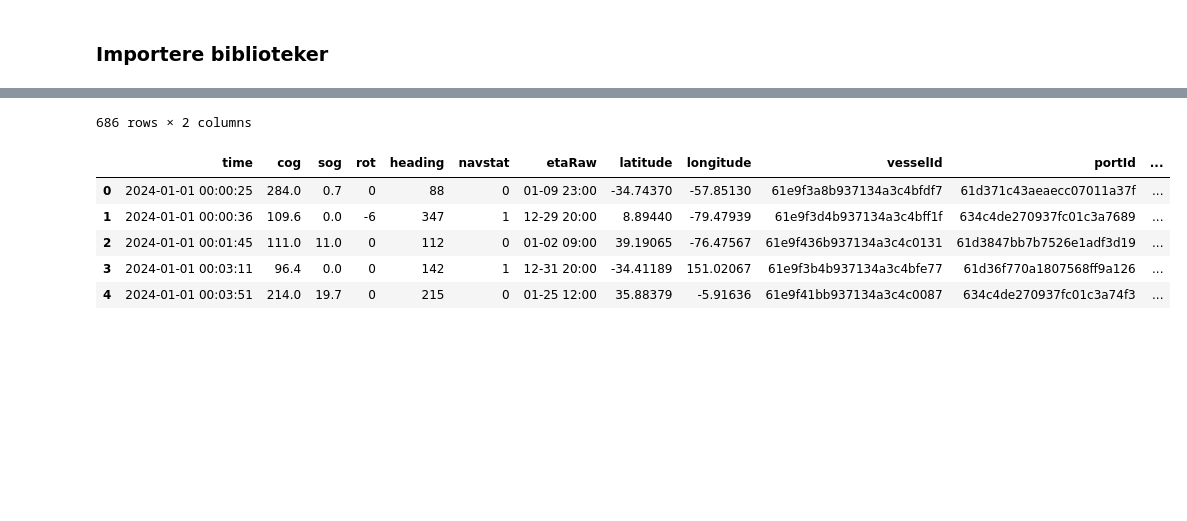
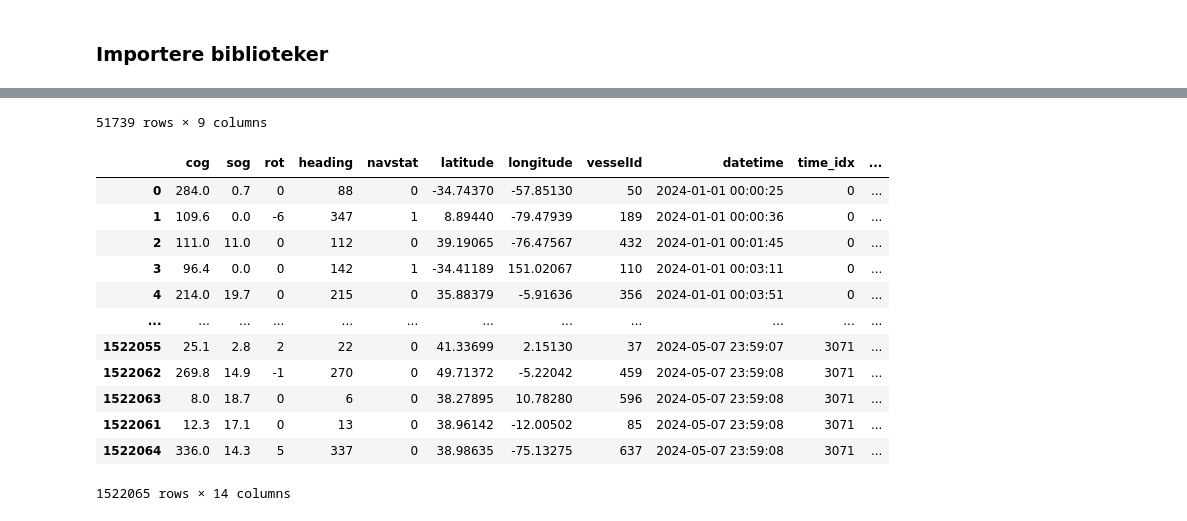
Before and after one commit to andrejvi/AIS-Vessel-Position-Prediction-ML, a Jupyter notebook: temporalFusionTransformer.ipynb, the cells around one changed output, grey strips where cells are left out. Saved outputs shown, nothing was run; the diff lists cells and outputs as text; code cells hidden in the pictures; blank space fills up the shorter version.

```diff
--- a/temporalFusionTransformer.ipynb
+++ b/temporalFusionTransformer.ipynb
@@ -27,43 +28,40 @@ ais_evaluations['datetime'] = pd.to_datetime(ais_evaluations['time'])
 # Dropp the vessels that appears less than 100 times
 vessel_counts = ais_train['vesselId'].value_counts().reset_index()
 vessel_counts.columns = ['vesselId', 'count']
-vessel_counts = vessel_counts[vessel_counts['count'] > 100]
-
-
-# print all vessels and their counts
-display(vessel_counts)
-
+vessel_counts = vessel_counts[vessel_counts['count'] > 200]
 
 # Convert time to integer
 ais_train = ais_train.sort_values("datetime")
-ais_train['time_idx'] = (ais_train['datetime'] - ais_train['datetime'].min()).dt.seconds
+ais_train['time_idx'] = ((ais_train['datetime'] - ais_train['datetime'].min()).dt.total_seconds() / 3600).astype(int)
 
 ais_evaluations = ais_evaluations.sort_values("datetime")
-ais_evaluations['time_idx'] = (ais_evaluations['datetime'] - ais_train['datetime'].min()).dt.seconds
+ais_evaluations['time_idx'] = ((ais_evaluations['datetime'] - ais_evaluations['datetime'].min()).dt.total_seconds() / 3600).astype(int)
 
-display(ais_train.head())
+# Drop etaRaw
+ais_train = ais_train.drop(columns=['etaRaw', 'portId'])
 
-# Create TimeSeriesDataSet
-max_prediction_length = int(ais_train['time_idx'].max() * 0.1)
-max_encoder_length = int(ais_train['time_idx'].max() * 0.1)
-training_cutoff = ais_train['time_idx'].max() - max_prediction_length
+# Create time features and drop datetime
+ais_train['hour'] = ais_train['datetime'].dt.hour
+ais_train['weekday'] = ais_train['datetime'].dt.weekday
+ais_train['month'] = ais_train['datetime'].dt.month
+ais_train['year'] = ais_train['datetime'].dt.year
 
+ais_evaluations['hour'] = ais_evaluations['datetime'].dt.hour
+ais_evaluations['weekday'] = ais_evaluations['datetime'].dt.weekday
+ais_evaluations['month'] = ais_evaluations['datetime'].dt.month
+ais_evaluations['year'] = ais_evaluations['datetime'].dt.year
 
-training = TimeSeriesDataSet(
-    ais_train[lambda x: x.time_idx <= training_cutoff],
-    time_idx='time_idx',
-    target=['longitude', 'latitude'],
-    group_ids=['vesselId'],
-    min_encoder_length=max_encoder_length//2,
-    max_encoder_length=max_encoder_length,
-    min_prediction_length=1,
-    max_prediction_length=max_prediction_length,
-    allow_missing_timesteps=True,
-    time_varying_unknown_reals=[
-        "cog",
-        "sog",
-        "rot",
-        "heading",
-    ],
-)
+# Drop datetime
+ais_train = ais_train.drop(columns=['time'])
+ais_evaluations = ais_evaluations.drop(columns=['time'])
+
+# Label encoder
+label_encoder = LabelEncoder()
+ais_train['vesselId'] = label_encoder.fit_transform(ais_train['vesselId'])
+ais_evaluations['vesselId'] = label_encoder.transform(ais_evaluations['vesselId'])
+
+display(ais_evaluations)
+display(ais_train)
+
+df = ais_train.copy()
 # %% [output]
@@ -82,7 +80,14 @@ training = TimeSeriesDataSet(
-686 rows × 2 columns
+51739 rows × 9 columns
-|  | time | cog | sog | rot | heading | navstat | etaRaw | latitude | longitude | vesselId | portId | ... |
-| 0 | 2024-01-01 00:00:25 | 284.0 | 0.7 | 0 | 88 | 0 | 01-09 23:00 | -34.74370 | -57.85130 | 61e9f3a8b937134a3c4bfdf7 | 61d371c43aeaecc07011a37f | ... |
-| 1 | 2024-01-01 00:00:36 | 109.6 | 0.0 | -6 | 347 | 1 | 12-29 20:00 | 8.89440 | -79.47939 | 61e9f3d4b937134a3c4bff1f | 634c4de270937fc01c3a7689 | ... |
-| 2 | 2024-01-01 00:01:45 | 111.0 | 11.0 | 0 | 112 | 0 | 01-02 09:00 | 39.19065 | -76.47567 | 61e9f436b937134a3c4c0131 | 61d3847bb7b7526e1adf3d19 | ... |
-| 3 | 2024-01-01 00:03:11 | 96.4 | 0.0 | 0 | 142 | 1 | 12-31 20:00 | -34.41189 | 151.02067 | 61e9f3b4b937134a3c4bfe77 | 61d36f770a1807568ff9a126 | ... |
-| 4 | 2024-01-01 00:03:51 | 214.0 | 19.7 | 0 | 215 | 0 | 01-25 12:00 | 35.88379 | -5.91636 | 61e9f41bb937134a3c4c0087 | 634c4de270937fc01c3a74f3 | ... |
+|  | cog | sog | rot | heading | navstat | latitude | longitude | vesselId | datetime | time_idx | ... |
+| 0 | 284.0 | 0.7 | 0 | 88 | 0 | -34.74370 | -57.85130 | 50 | 2024-01-01 00:00:25 | 0 | ... |
+| 1 | 109.6 | 0.0 | -6 | 347 | 1 | 8.89440 | -79.47939 | 189 | 2024-01-01 00:00:36 | 0 | ... |
+| 2 | 111.0 | 11.0 | 0 | 112 | 0 | 39.19065 | -76.47567 | 432 | 2024-01-01 00:01:45 | 0 | ... |
+| 3 | 96.4 | 0.0 | 0 | 142 | 1 | -34.41189 | 151.02067 | 110 | 2024-01-01 00:03:11 | 0 | ... |
+| 4 | 214.0 | 19.7 | 0 | 215 | 0 | 35.88379 | -5.91636 | 356 | 2024-01-01 00:03:51 | 0 | ... |
+| ... | ... | ... | ... | ... | ... | ... | ... | ... | ... | ... | ... |
+| 1522055 | 25.1 | 2.8 | 2 | 22 | 0 | 41.33699 | 2.15130 | 37 | 2024-05-07 23:59:07 | 3071 | ... |
+| 1522062 | 269.8 | 14.9 | -1 | 270 | 0 | 49.71372 | -5.22042 | 459 | 2024-05-07 23:59:08 | 3071 | ... |
+| 1522063 | 8.0 | 18.7 | 0 | 6 | 0 | 38.27895 | 10.78280 | 596 | 2024-05-07 23:59:08 | 3071 | ... |
+| 1522061 | 12.3 | 17.1 | 0 | 13 | 0 | 38.96142 | -12.00502 | 85 | 2024-05-07 23:59:08 | 3071 | ... |
+| 1522064 | 336.0 | 14.3 | 5 | 337 | 0 | 38.98635 | -75.13275 | 637 | 2024-05-07 23:59:08 | 3071 | ... |
+1522065 rows × 14 columns
```
Also changed, not shown: parts of 21 cells of this notebook, 9 other files.
